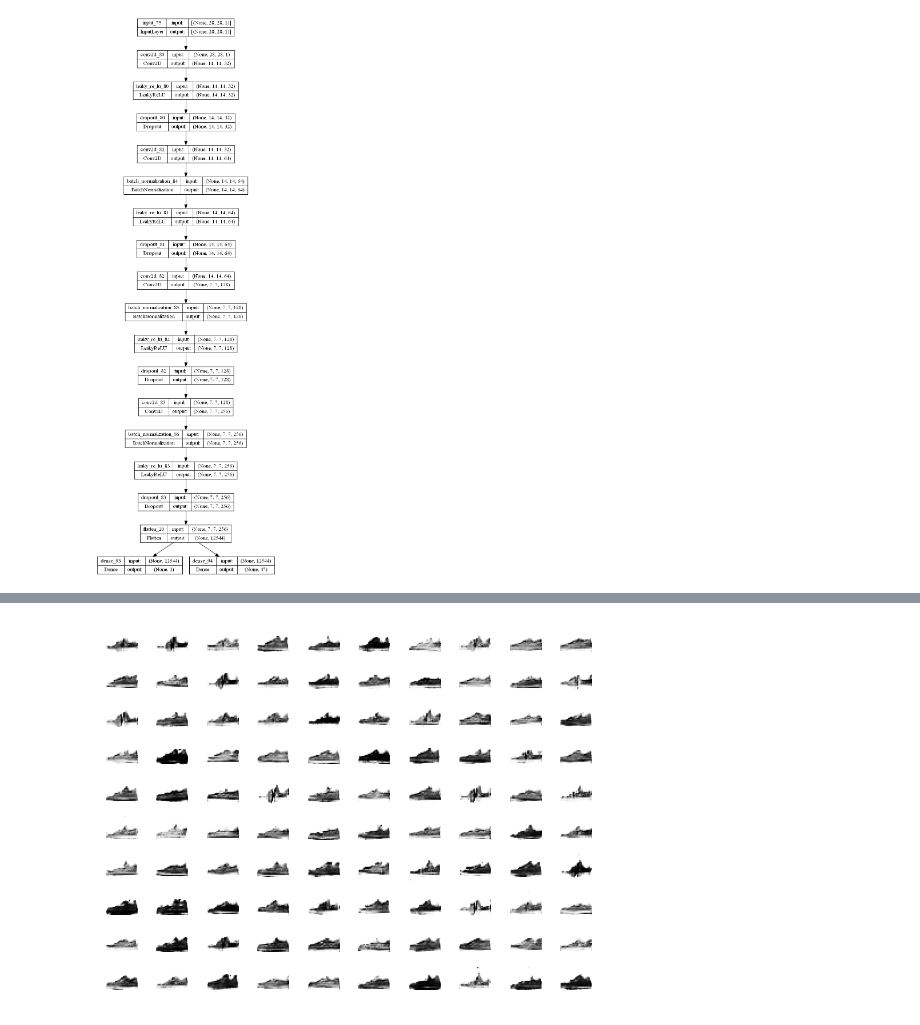
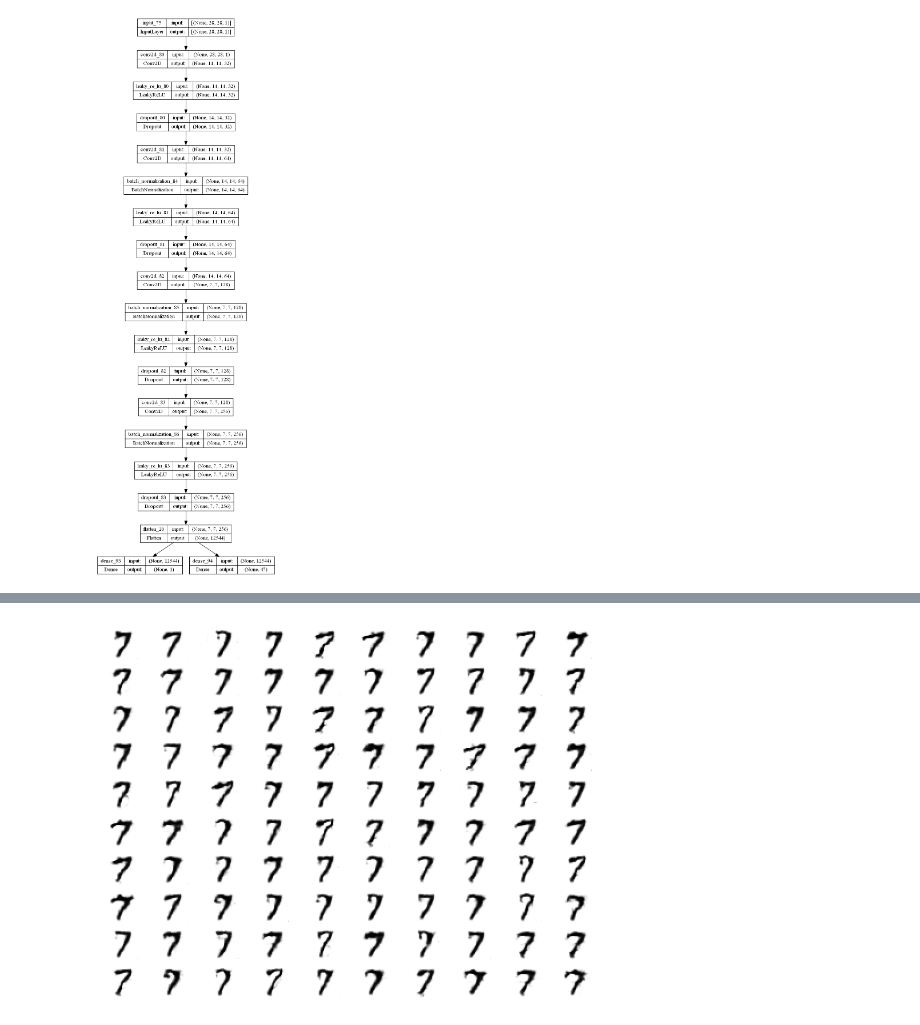
Before and after one commit to tardisfromtornspace/Agentes-Inteligentes, a Jupyter notebook: ACGAN-Algigantix.ipynb, the cells around one changed output, grey strips where cells are left out. Drawn from its saved outputs; the diff is of its cells as text; code cells hidden in the pictures.

```diff
--- a/ACGAN-Algigantix.ipynb
+++ b/ACGAN-Algigantix.ipynb
@@ -271,5 +273,5 @@ Utilizamos Batch normalization para prevenir problemas por gradientes. Se podrí
 # %%
-def define_generator(latent_dim, n_classes=10):
+def define_generator(latent_dim, n_classes=47):
     # weight initialization
     init = RandomNormal(stddev=0.02)
     # label input
@@ -341,7 +343,7 @@ El Adam se ha ajustado a valores que se han visto funcionan adecuadamente mientr
 # example of defining the discriminator model
 
 # define the standalone discriminator model
-def define_discriminator(in_shape=(28,28,1), n_classes=10):
+def define_discriminator(in_shape=(28,28,1), n_classes=47):
     # weight initialization
     init = RandomNormal(stddev=0.02)
     # image input
@@ -562,13 +547,0 @@ def train(g_model, d_model, gan_model, dataset, latent_dim, n_epochs=100, n_batc
-# %%
-# size of the latent space
-latent_dim = 100
-# create the discriminator
-discriminator = define_discriminator()
-# create the generator
-generator = define_generator(latent_dim)
-# create the gan
-gan_model = define_gan(generator, discriminator)
-# load image data
-dataset = load_real_samples()
-# train model
-train(generator, discriminator, gan_model, dataset, latent_dim)
@@ -604,40 +631,34 @@ from numpy.random import randn
 from keras.models import load_model
 from matplotlib import pyplot
 
-# generate points in latent space as input for the generator
+# este método genera espcaio latente, pero en vez de para el entrenamiento donde es aleatorio, aquí es una clase específica
 def generate_latent_points2(latent_dim, n_samples, n_class):
- # generate points in the latent space
- x_input = randn(latent_dim * n_samples)
- # reshape into a batch of inputs for the network
- z_input = x_input.reshape(n_samples, latent_dim)
- # generate labels
- labels = asarray([n_class for _ in range(n_samples)])
- return [z_input, labels]
+    x_input = randn(latent_dim * n_samples)
+    z_input = x_input.reshape(n_samples, latent_dim)
+    labels = asarray([n_class for _ in range(n_samples)])
+    return [z_input, labels]
 
 # create and save a plot of generated images
-def save_plot(examples, n_examples):
- # plot images
- for i in range(n_examples):
-   # define subplot
-   plt.subplot(sqrt(n_examples), sqrt(n_examples), 1 + i)
-   # turn off axis
-   plt.axis('off')
-   # plot raw pixel data
-   plt.imshow(examples[i, :, :, 0], cmap='gray_r')
- plt.show()
+def mostrar_plot(examples, n_examples):
+    # plot images
+    for i in range(n_examples):
+        plt.subplot(sqrt(n_examples), sqrt(n_examples), 1 + i)
+        plt.axis('off')
+        plt.imshow(examples[i, :, :, 0], cmap='gray_r')
+    plt.show()
 
-# load model
-model = load_model('model_9370.h5')
+# cargo el modelo
+model = load_model('model_11280.h5')
+
+# configuración del modelo
 latent_dim = 100
-n_examples = 100 # must be a square
-n_class = 7 # La clase, un sneaker
-# generate images
+n_examples = 100 # para pintarlo debe ser un cuadrado
+n_class = 7 # El número 7
+# genero la imagen, y la pinto
 latent_points, labels = generate_latent_points2(latent_dim, n_examples, n_class)
-# generate images
 X  = model.predict([latent_points, labels])
-# scale from [-1,1] to [0,1]
+# reajusto la escala de imagen a un formato entendible para el pintado, es decir,invierto la transformación de escala de [-1,1] a [0,1]
 X = (X + 1) / 2.0
-# plot the result
-save_plot(X, n_examples)
+mostrar_plot(X, n_examples)
 # %% [output]
 WARNING:tensorflow:No training configuration found in the save file, so the model was *not* compiled. Compile it manually.
@@ -645 +666 @@ WARNING:tensorflow:No training configuration found in the save file, so the mode
-[figure, old version]
+[figure, new version]
```
Also changed, not shown: parts of 28 cells of this notebook, 4 other files.
